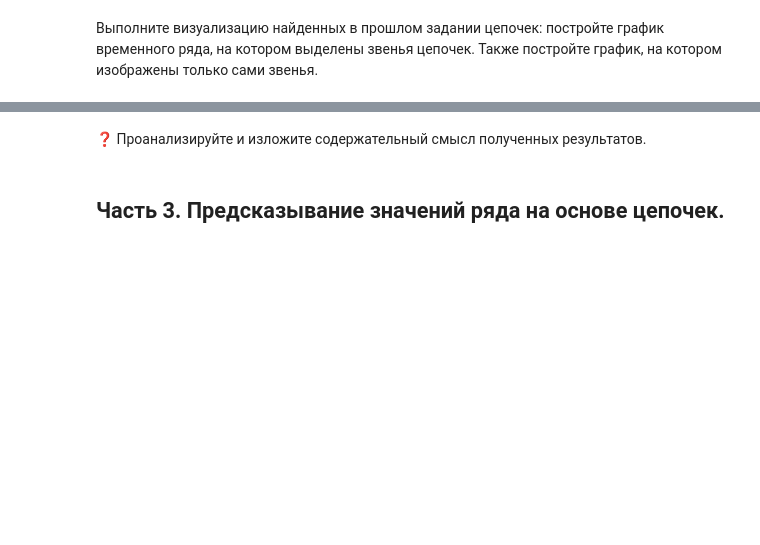
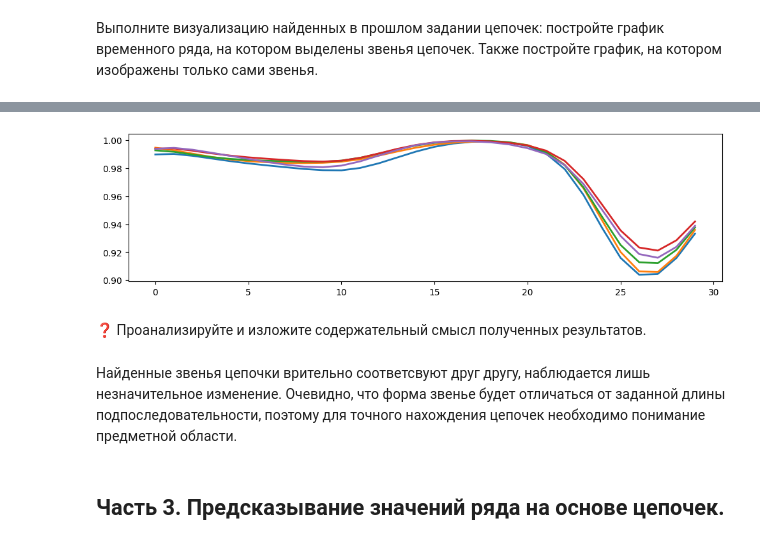
Before and after one commit to Danila-Che/2025-Galiulin-TimeSeriesCourse, a Jupyter notebook: practice/06 Chains/06 Chains.ipynb, the cells around one changed output, grey strips where cells are left out. Saved outputs shown, nothing was run; the diff lists cells and outputs as text; code cells hidden in the pictures; blank space fills up the shorter version.

```diff
--- a/practice/06 Chains/06 Chains.ipynb
+++ b/practice/06 Chains/06 Chains.ipynb
@@ -37,5 +91,16 @@ ax.plot(ts)
+# %%
+fig, ax = plt.subplots(figsize=(12, 3))
+
+for idx in unanchored_chain:
+    ax.plot(ts[idx:idx + m], linewidth=2)
+
+plt.show()
+# %% [output]
+[figure, added]
 # %% [markdown]
 ❓ Проанализируйте и изложите содержательный смысл полученных результатов.
+# %% [markdown]
+Найденные звенья цепочки врительно соответсвуют друг другу, наблюдается лишь незначительное изменение. Очевидно, что форма звенье будет отличаться от заданной длины подпоследовательности, поэтому для точного нахождения цепочек необходимо понимание предметной области.
 # %% [markdown]
 ## **Часть 3.** Предсказывание значений ряда на основе цепочек.
 # %% [markdown]
```
Also changed, not shown: parts of 24 cells of this notebook, 1 other file.
